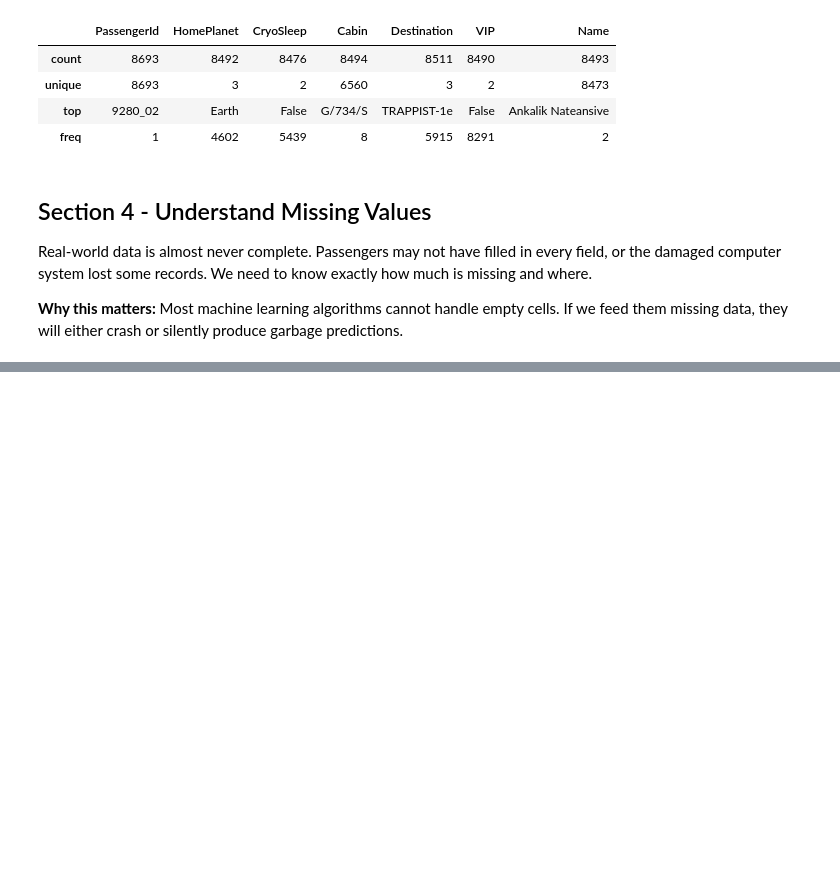
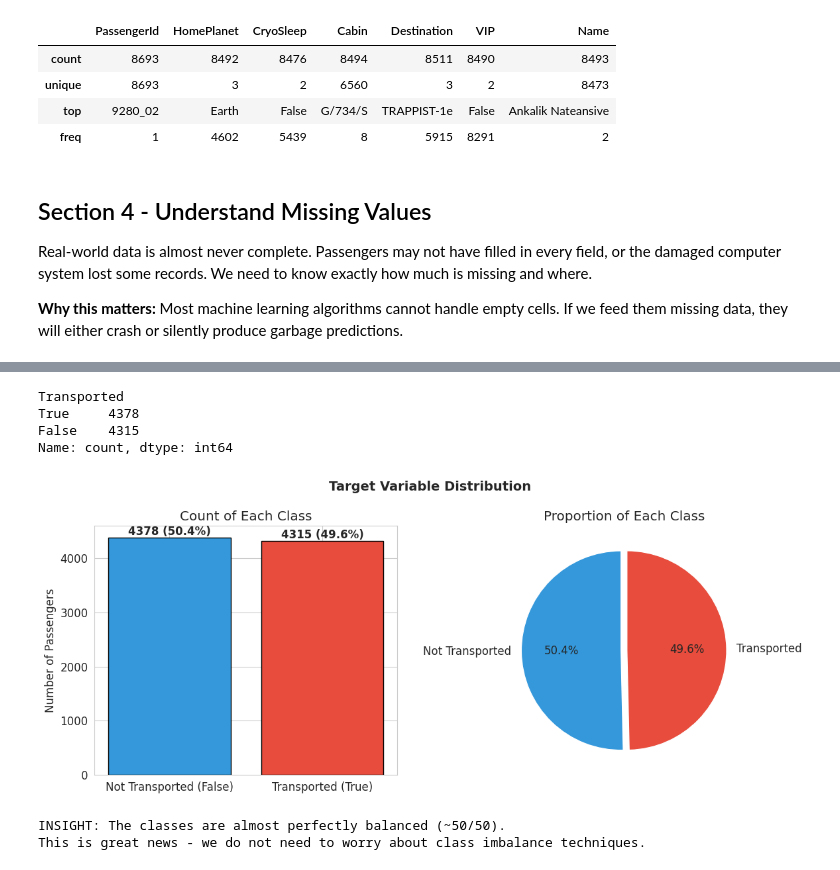
Before and after one commit to sneha-rangole/Machine-Learning-with-Patient-Drug-Data, a Jupyter notebook: spaceship-titanic-complete-machine-learning.ipynb, the cells around one changed output, grey strips where cells are left out. Drawn from its saved outputs; the diff is of its cells as text; code cells hidden in the pictures; blank space fills up the shorter version.

```diff
--- a/spaceship-titanic-complete-machine-learning.ipynb
+++ b/spaceship-titanic-complete-machine-learning.ipynb
@@ -151,0 +201,37 @@ Real-world data is almost never complete. Passengers may not have filled in ever
+# %%
+# Check the balance of the target
+target_counts = train['Transported'].value_counts()
+target_pct = train['Transported'].value_counts(normalize=True) * 100
+
+print(target_counts)
+
+fig, axes = plt.subplots(1, 2, figsize=(12, 5))
+
+# Count plot
+colors = ['#3498db', '#e74c3c']
+axes[0].bar(['Not Transported (False)', 'Transported (True)'],
+            target_counts.values, color=colors, edgecolor='black')
+axes[0].set_title('Count of Each Class')
+axes[0].set_ylabel('Number of Passengers')
+for i, (count, pct) in enumerate(zip(target_counts.values, target_pct.values)):
+    axes[0].text(i, count + 50, f'{count} ({pct:.1f}%)', ha='center', fontweight='bold')
+
+# Pie chart
+axes[1].pie(target_counts.values, labels=['Not Transported', 'Transported'],
+            autopct='%1.1f%%', colors=colors, startangle=90, explode=(0.03, 0.03))
+axes[1].set_title('Proportion of Each Class')
+
+plt.suptitle('Target Variable Distribution', fontsize=14, fontweight='bold')
+plt.tight_layout()
+plt.savefig('chart_02_target_distribution.png', dpi=150, bbox_inches='tight')
+plt.show()
+print("INSIGHT: The classes are almost perfectly balanced (~50/50).")
+print("This is great news - we do not need to worry about class imbalance techniques.")
+# %% [output]
+Transported
+True     4378
+False    4315
+Name: count, dtype: int64
+[figure, added]
+INSIGHT: The classes are almost perfectly balanced (~50/50).
+This is great news - we do not need to worry about class imbalance techniques.
```
Also changed, not shown: parts of 9 cells of this notebook.
